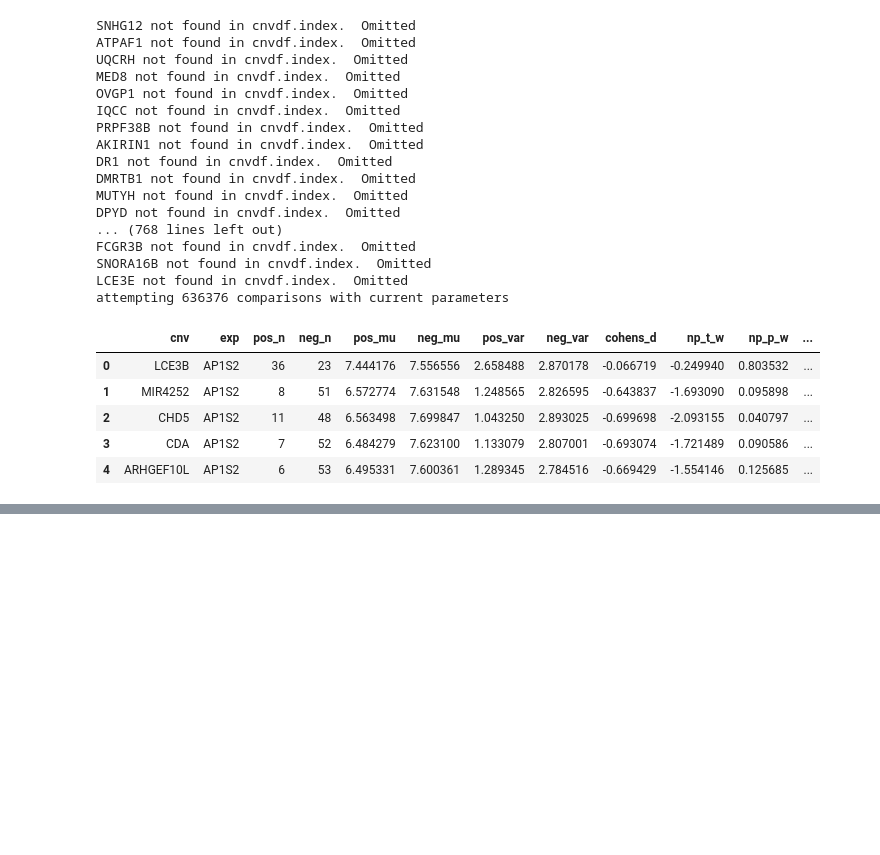
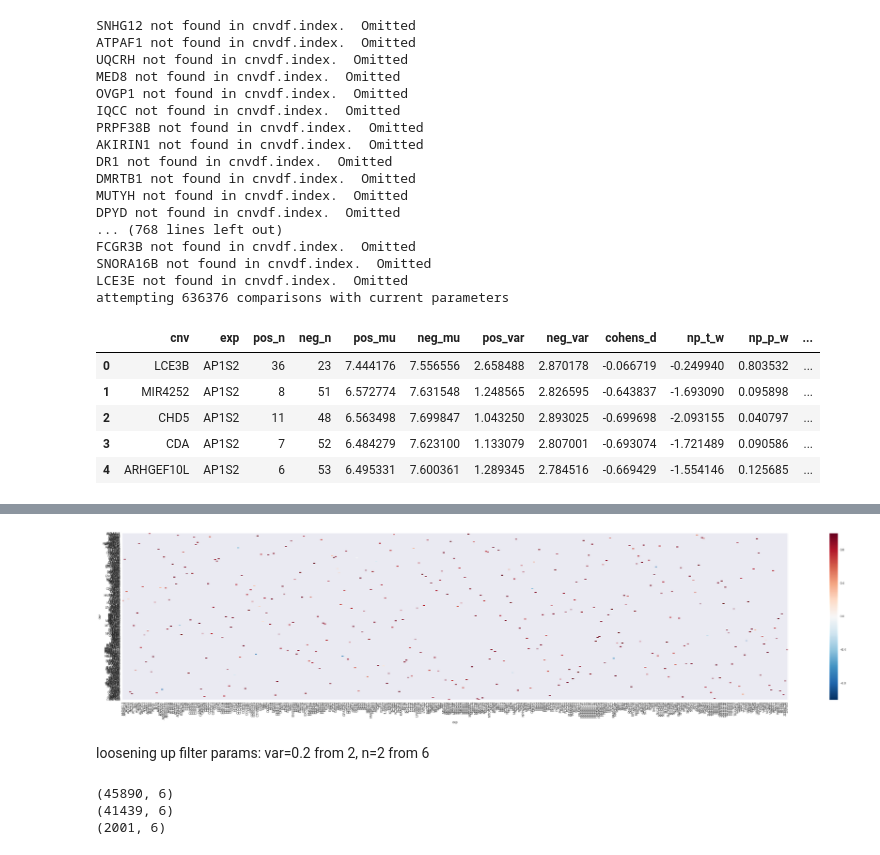
Before and after one commit to thjmattth/clove, a Jupyter notebook: ccle_results.ipynb, the cells around one changed output, grey strips where cells are left out. Drawn from its saved outputs; the diff is of its cells as text; code cells hidden in the pictures; blank space fills up the shorter version.

```diff
--- a/ccle_results.ipynb
+++ b/ccle_results.ipynb
@@ -1986,3 +2019,30 @@ df.head()
 df_pear = rolling_similarity(df,how='pearson')
 df_eucl = rolling_similarity(df,how='euclidian')
 df_cosi = rolling_similarity(df,how='cosine')
+# %%
+% matplotlib inline
+matplotlib.rcParams['figure.figsize'] = (50.0, 10.0)
+df_pear_piv = df_pear.pivot('cnv','exp','pearson')
+
+ax = sns.heatmap(df_pear_piv)
+# %% [output]
+[figure, added]
+# %% [markdown]
+loosening up filter params: var=0.2 from 2, n=2 from 6
+# %%
+# get gene names on the 1p chromosome arm
+
+chrloc = pd.read_csv('data/hugo_to_locus.txt', sep = '\t')
+print(chrloc.shape)
+chrloc.dropna(subset=['Chromosome'], inplace=True)
+print(chrloc.shape)
+chrloc = chrloc[chrloc['Chromosome'].str.startswith('1p')]
+print(chrloc.shape)
+
+#order them
+chrloc.sort_values(by='Chromosome', inplace=True).unique()
+genes_1p = chrloc['Approved Symbol'].unique()
+# %% [output]
+(45890, 6)
+(41439, 6)
+(2001, 6)
```
Also changed, not shown: parts of 3 cells of this notebook, 1 other file.
